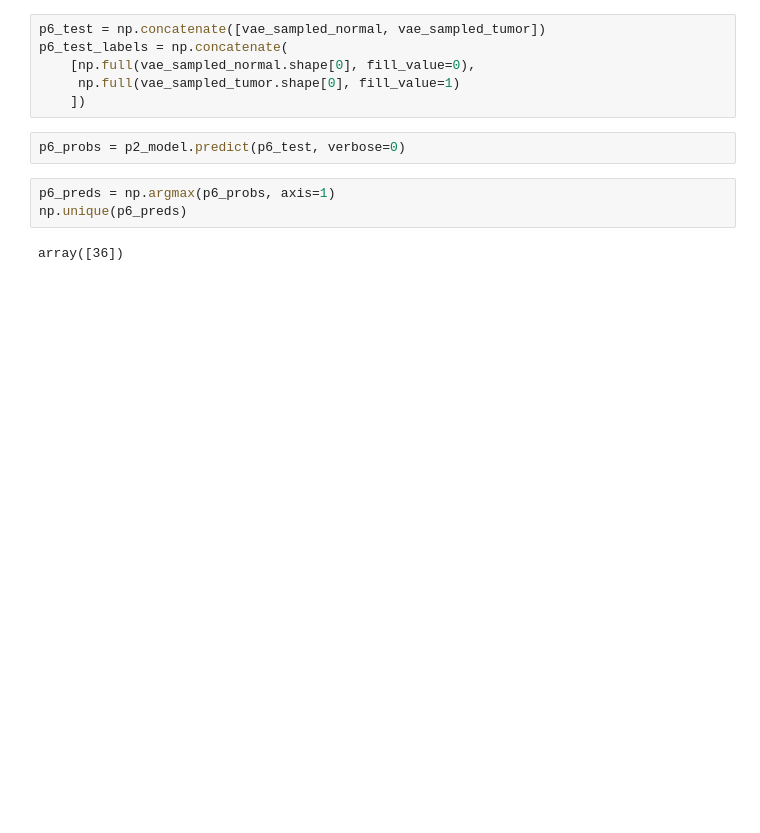
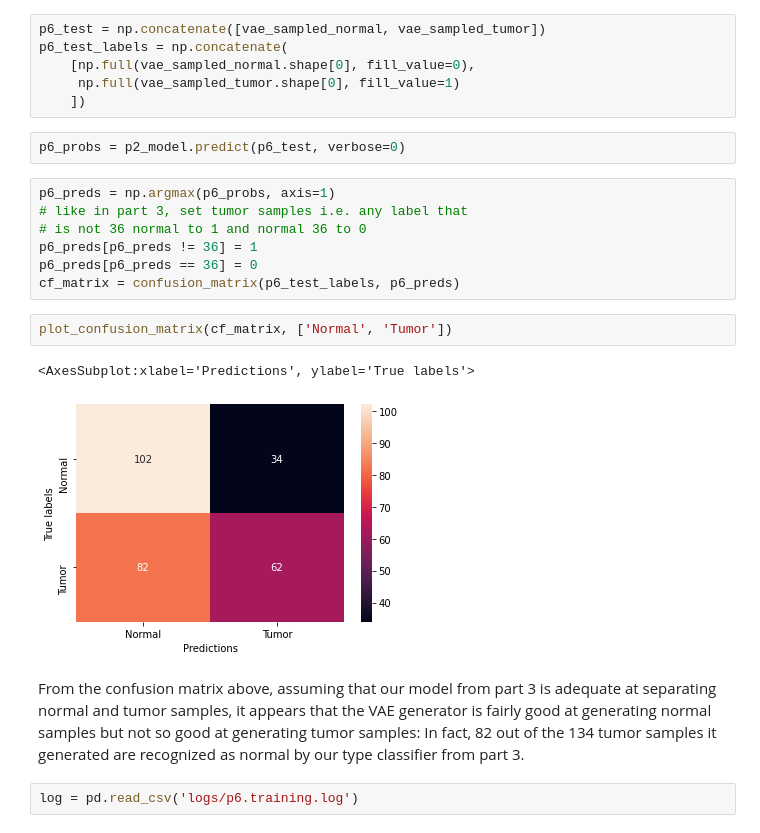
Before and after one commit to RuolinZheng08/cmsc33750-machine-learning-and-cancer, a Jupyter notebook: hw4/hw4_eval.ipynb, the cells around one changed output. Saved outputs shown, nothing was run; the diff lists cells and outputs as text; blank space fills up the shorter version.

```diff
--- a/hw4/hw4_eval.ipynb
+++ b/hw4/hw4_eval.ipynb
@@ -403,8 +431,19 @@ p6_test_labels = np.concatenate(
     ])
 # %%
 p6_probs = p2_model.predict(p6_test, verbose=0)
-# %%
-p6_preds = np.argmax(p6_probs, axis=1)
-np.unique(p6_preds)
-# %% [output]
-array([36])
+# %%
+p6_preds = np.argmax(p6_probs, axis=1)
+# like in part 3, set tumor samples i.e. any label that
+# is not 36 normal to 1 and normal 36 to 0
+p6_preds[p6_preds != 36] = 1
+p6_preds[p6_preds == 36] = 0
+cf_matrix = confusion_matrix(p6_test_labels, p6_preds)
+# %%
+plot_confusion_matrix(cf_matrix, ['Normal', 'Tumor'])
+# %% [output]
+<AxesSubplot:xlabel='Predictions', ylabel='True labels'>
+[figure, added]
+# %% [markdown]
+From the confusion matrix above, assuming that our model from part 3 is adequate at separating normal and tumor samples, it appears that the VAE generator is fairly good at generating normal samples but not so good at generating tumor samples: In fact, 82 out of the 134 tumor samples it generated are recognized as normal by our type classifier from part 3.
+# %%
+log = pd.read_csv('logs/p6.training.log')
```
Also changed, not shown: parts of 37 cells of this notebook, 1 other file.
